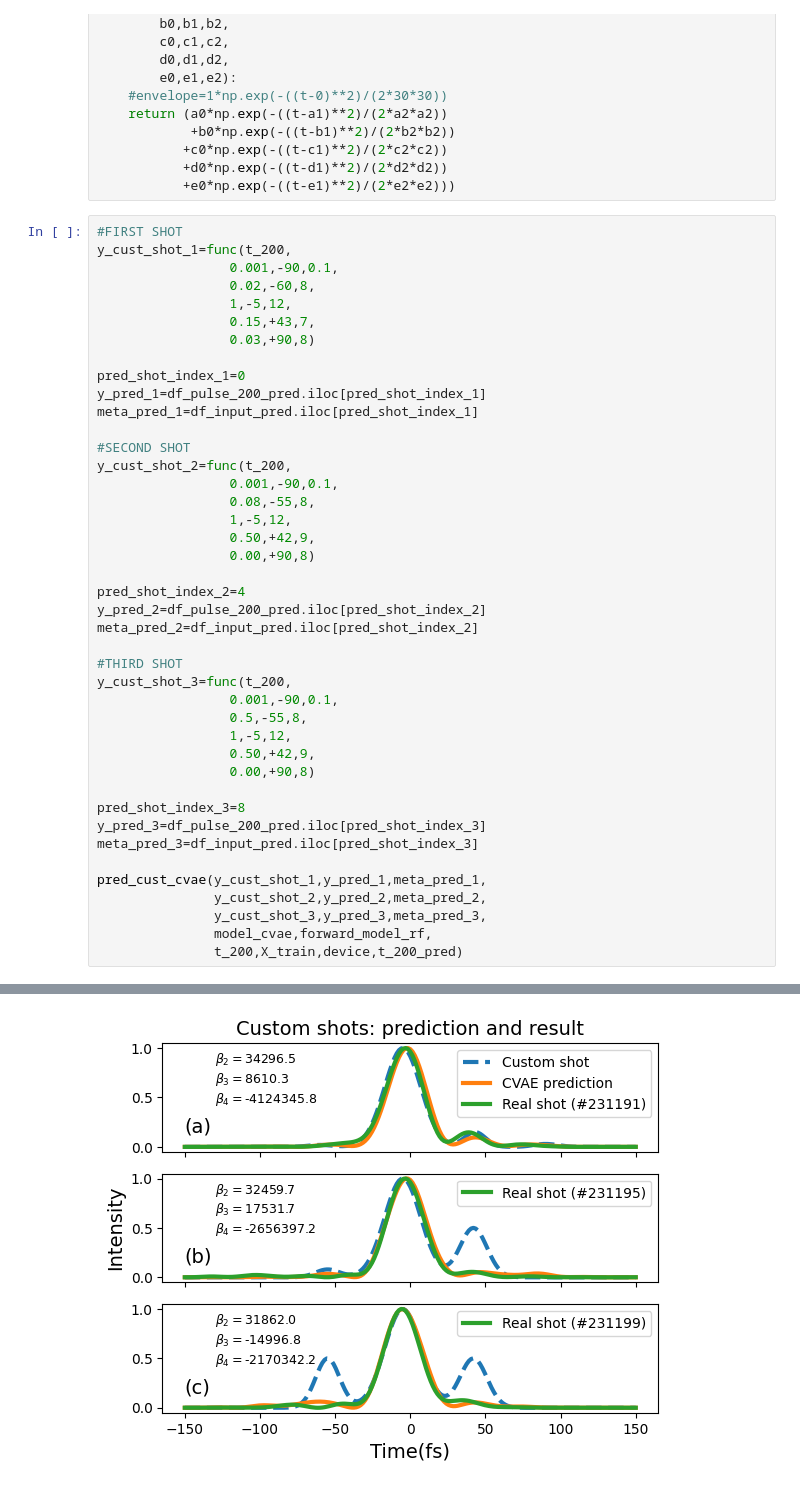
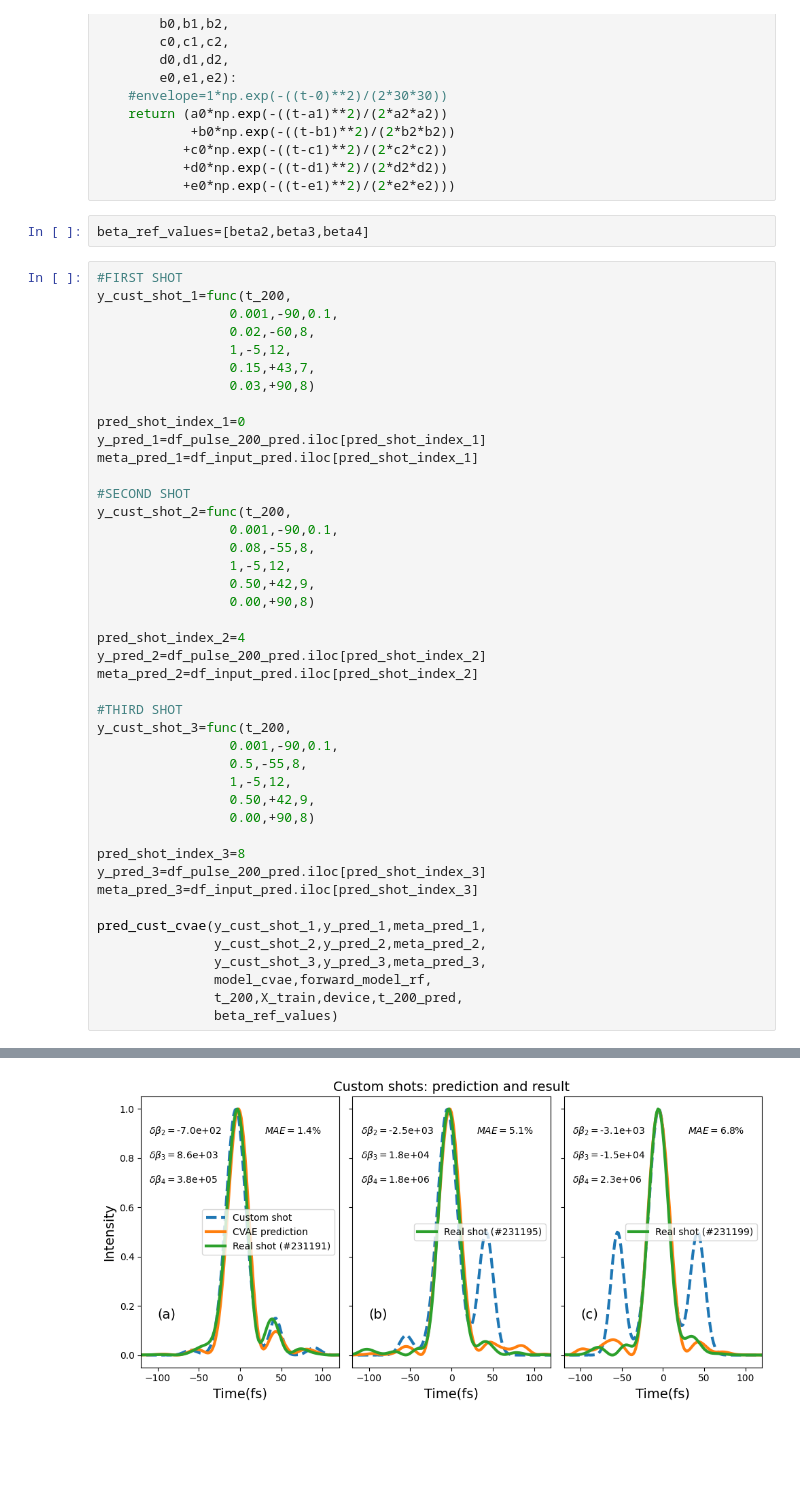
Before and after one commit to javierhndev/laps-ml, a Jupyter notebook: exp-ml-250520b.ipynb, the cells around one changed output, grey strips where cells are left out. Saved outputs shown, nothing was run; the diff lists cells and outputs as text; blank space fills up the shorter version.

```diff
--- a/exp-ml-250520b.ipynb
+++ b/exp-ml-250520b.ipynb
@@ -768,6 +898,8 @@ def func(t,a0, a1,a2,
            +c0*np.exp(-((t-c1)**2)/(2*c2*c2))
            +d0*np.exp(-((t-d1)**2)/(2*d2*d2))
            +e0*np.exp(-((t-e1)**2)/(2*e2*e2)))
+# %%
+beta_ref_values=[beta2,beta3,beta4]
 # %%
 #FIRST SHOT
 y_cust_shot_1=func(t_200,
@@ -809,5 +941,6 @@ pred_cust_cvae(y_cust_shot_1,y_pred_1,meta_pred_1,
                y_cust_shot_2,y_pred_2,meta_pred_2,
                y_cust_shot_3,y_pred_3,meta_pred_3,
                model_cvae,forward_model_rf,
-               t_200,X_train,device,t_200_pred)
+               t_200,X_train,device,t_200_pred,
+               beta_ref_values)
 # %% [output]
@@ -814,4 +948,4 @@ pred_cust_cvae(y_cust_shot_1,y_pred_1,meta_pred_1,
-[figure, old version]
+[figure, new version]
 # %%
 #FOURTH SHOT
 y_cust_shot_4=func(t_200,
```
Also changed, not shown: parts of 30 cells of this notebook, 4 other files.
